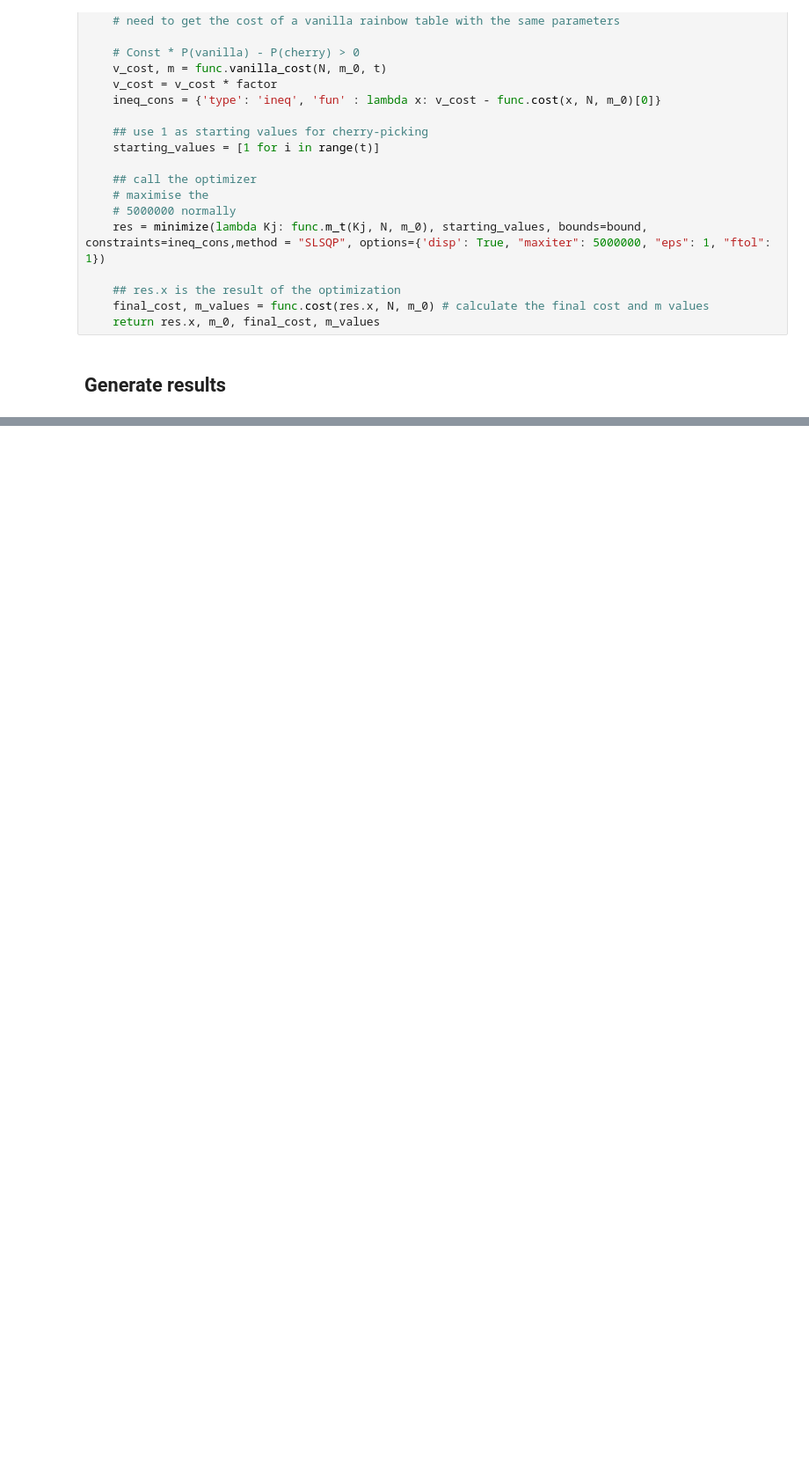
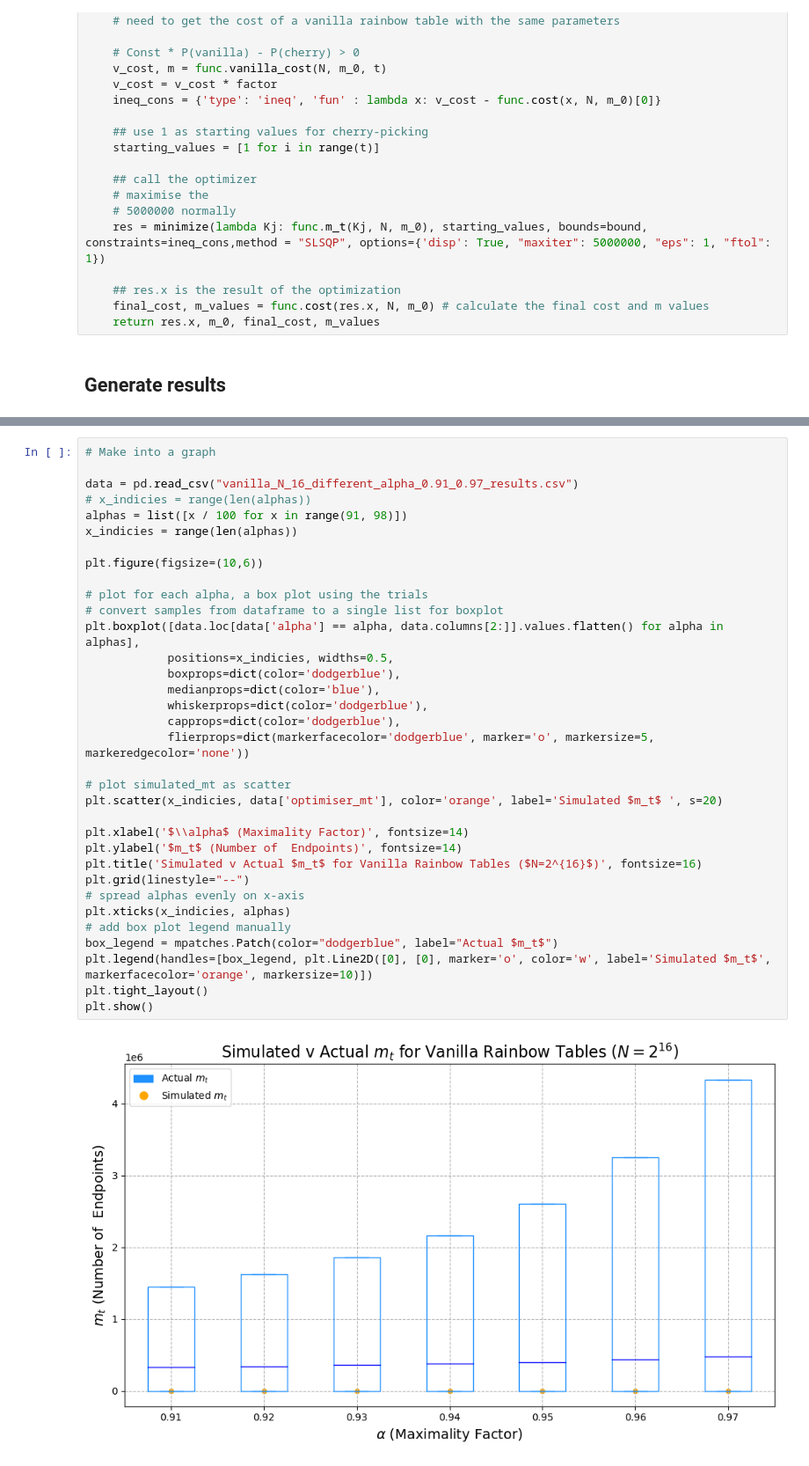
Before and after one commit to mahfuzahf/cherry-picking-reduction-functions, a Jupyter notebook: plots/higher_costs/N_16/constructing_table/vanilla_simulation.ipynb, the cells around one changed output, grey strips where cells are left out. Shown at 88% size. Cells and saved outputs as stored; diff of their text form; blank space fills up the shorter version.

```diff
--- a/plots/higher_costs/N_16/constructing_table/vanilla_simulation.ipynb
+++ b/plots/higher_costs/N_16/constructing_table/vanilla_simulation.ipynb
@@ -121,0 +412,36 @@ print(vcost)
+# %%
+# Make into a graph
+
+data = pd.read_csv("vanilla_N_16_different_alpha_0.91_0.97_results.csv")
+# x_indicies = range(len(alphas))
+alphas = list([x / 100 for x in range(91, 98)])
+x_indicies = range(len(alphas))
+
+plt.figure(figsize=(10,6))
+
+# plot for each alpha, a box plot using the trials
+# convert samples from dataframe to a single list for boxplot
+plt.boxplot([data.loc[data['alpha'] == alpha, data.columns[2:]].values.flatten() for alpha in alphas],
+            positions=x_indicies, widths=0.5,
+            boxprops=dict(color='dodgerblue'),
+            medianprops=dict(color='blue'),
+            whiskerprops=dict(color='dodgerblue'),
+            capprops=dict(color='dodgerblue'),
+            flierprops=dict(markerfacecolor='dodgerblue', marker='o', markersize=5, markeredgecolor='none'))
+
+# plot simulated_mt as scatter
+plt.scatter(x_indicies, data['optimiser_mt'], color='orange', label='Simulated $m_t$ ', s=20)
+
+plt.xlabel('$\\alpha$ (Maximality Factor)', fontsize=14)
+plt.ylabel('$m_t$ (Number of  Endpoints)', fontsize=14)
+plt.title('Simulated v Actual $m_t$ for Vanilla Rainbow Tables ($N=2^{16}$)', fontsize=16)
+plt.grid(linestyle="--")
+# spread alphas evenly on x-axis
+plt.xticks(x_indicies, alphas)
+# add box plot legend manually
+box_legend = mpatches.Patch(color="dodgerblue", label="Actual $m_t$")
+plt.legend(handles=[box_legend, plt.Line2D([0], [0], marker='o', color='w', label='Simulated $m_t$', markerfacecolor='orange', markersize=10)])
+plt.tight_layout()
+plt.show()
+# %% [output]
+[figure, added]
```
Also changed, not shown: parts of 20 cells of this notebook, 14 other files.
